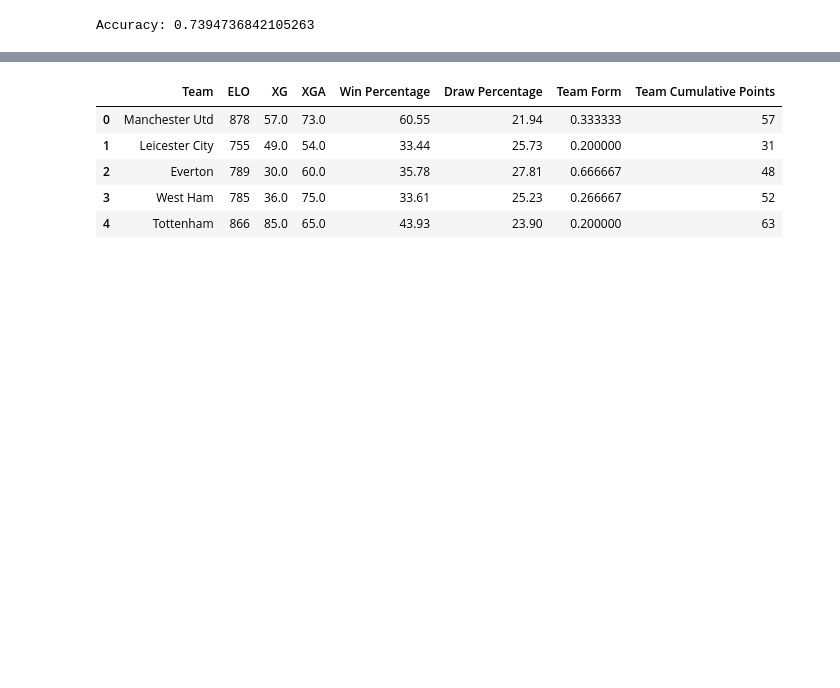
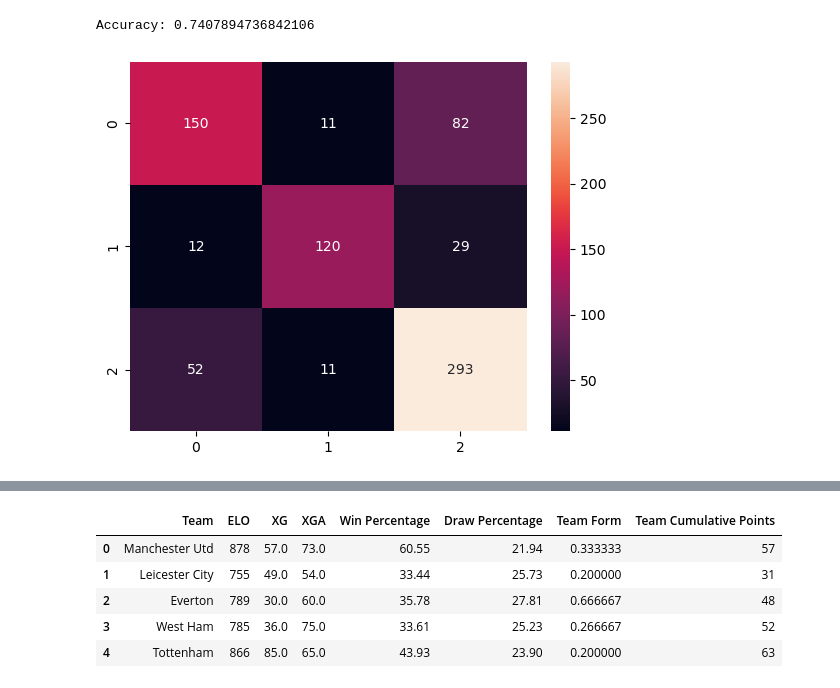
Before and after one commit to ML-Project-PremierInsights/ELO-Insights, a Jupyter notebook: ensemble_models.ipynb, the cells around one changed output, grey strips where cells are left out. Saved outputs shown, nothing was run; the diff lists cells and outputs as text; code cells hidden in the pictures; blank space fills up the shorter version.

```diff
--- a/ensemble_models.ipynb
+++ b/ensemble_models.ipynb
@@ -48,27 +54,32 @@ Accuracy: 0.7223684210526315
 # %%
 label_mapping = {-1: 0, 0: 1, 1: 2}
 
 # Map the labels in y_train
 y_train_ = np.array([label_mapping[label] for label in y_train])
 
 # Map the labels in y_test
 y_test_ = np.array([label_mapping[label] for label in y_test])
 
 xgb_model = XGBClassifier(
     random_state=16,
     eval_metric='mlogloss',
     colsample_bytree=0.8,
     gamma=1,
     learning_rate=0.01,
     max_depth=7,
     n_estimators=2000,
     subsample=0.8
 )
 xgb_model.fit(X_train, y_train_)
 y_pred = xgb_model.predict(X_test)
 print('Accuracy:', accuracy_score(y_test_, y_pred))
+
+conf_matrix = confusion_matrix(y_test_, y_pred)
+sns.heatmap(conf_matrix, annot=True, fmt='d')
+plt.show()
 # %% [output]
-Accuracy: 0.7394736842105263
+Accuracy: 0.7407894736842106
+[figure, added]
 # %%
 gb_model = GradientBoostingClassifier(random_state=16, n_estimators=1000, learning_rate=0.5, max_depth=4)
 
```
Also changed, not shown: parts of 21 cells of this notebook, 6 other files.
